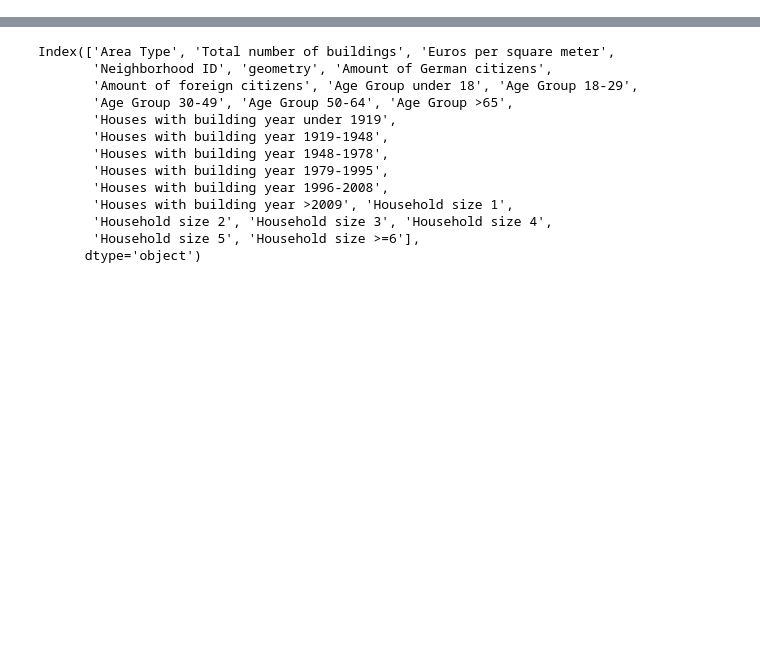
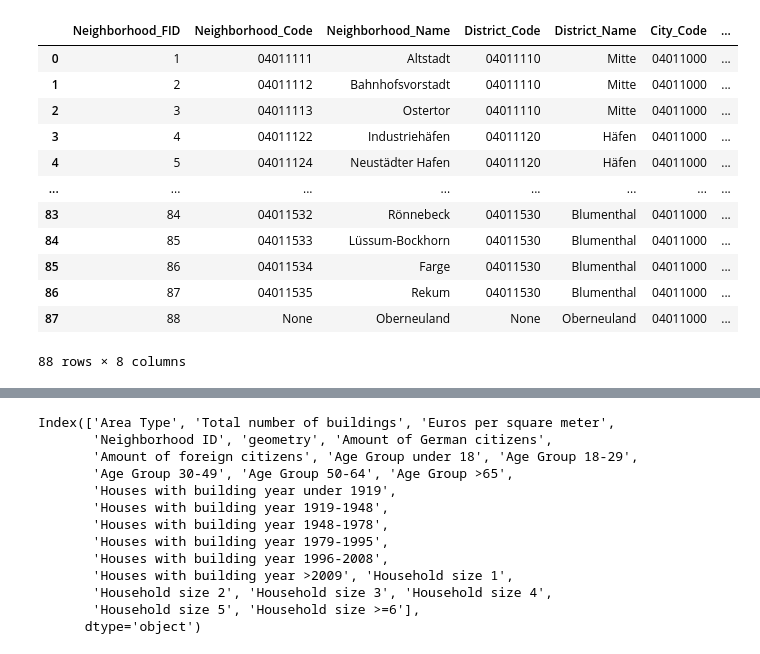
Before and after one commit to flowni/ifohack23-heysociumm, a Jupyter notebook: notebooks/BremenViz.ipynb, the cells around one changed output, grey strips where cells are left out. Drawn from its saved outputs; the diff is of its cells as text; code cells hidden in the pictures; blank space fills up the shorter version.

```diff
--- a/notebooks/BremenViz.ipynb
+++ b/notebooks/BremenViz.ipynb
@@ -27,3 +27,4 @@ df2 = pd.read_csv('../data_example/Zensus_Bremen_Families.csv', delimiter=';', i
 df3 = pd.read_csv('../data_example/Zensus_Bremen_Households.csv', delimiter=';', index_col=0)
 df4 = pd.read_csv('../data_example/Zensus_Bremen_Population.csv', delimiter=';', index_col=0)
 df5 = gpd.read_file('../data_example/Zensus_Bremen_Grid_100m.gpkg')
+df6 = gpd.read_file('../data_example/Neighborhoods_Bremen.gpkg')
@@ -33,3 +31,19 @@ neighborhood_polygons = gpd.read_file('../data_example/BRW_2011_Polygon.shp')
+# %%
+df6
+# %% [output]
+|  | Neighborhood_FID | Neighborhood_Code | Neighborhood_Name | District_Code | District_Name | City_Code | ... |
+| 0 | 1 | 04011111 | Altstadt | 04011110 | Mitte | 04011000 | ... |
+| 1 | 2 | 04011112 | Bahnhofsvorstadt | 04011110 | Mitte | 04011000 | ... |
+| 2 | 3 | 04011113 | Ostertor | 04011110 | Mitte | 04011000 | ... |
+| 3 | 4 | 04011122 | Industriehäfen | 04011120 | Häfen | 04011000 | ... |
+| 4 | 5 | 04011124 | Neustädter Hafen | 04011120 | Häfen | 04011000 | ... |
+| ... | ... | ... | ... | ... | ... | ... | ... |
+| 83 | 84 | 04011532 | Rönnebeck | 04011530 | Blumenthal | 04011000 | ... |
+| 84 | 85 | 04011533 | Lüssum-Bockhorn | 04011530 | Blumenthal | 04011000 | ... |
+| 85 | 86 | 04011534 | Farge | 04011530 | Blumenthal | 04011000 | ... |
+| 86 | 87 | 04011535 | Rekum | 04011530 | Blumenthal | 04011000 | ... |
+| 87 | 88 | None | Oberneuland | None | Oberneuland | 04011000 | ... |
+88 rows × 8 columns
 # %%
 # Load the neighborhood polygons
 neighborhood_polygons = gpd.read_file('../data_example/Land_Prices_Neighborhood_Bremen.gpkg')
```
Also changed, not shown: parts of 5 cells of this notebook, 4 other files.
